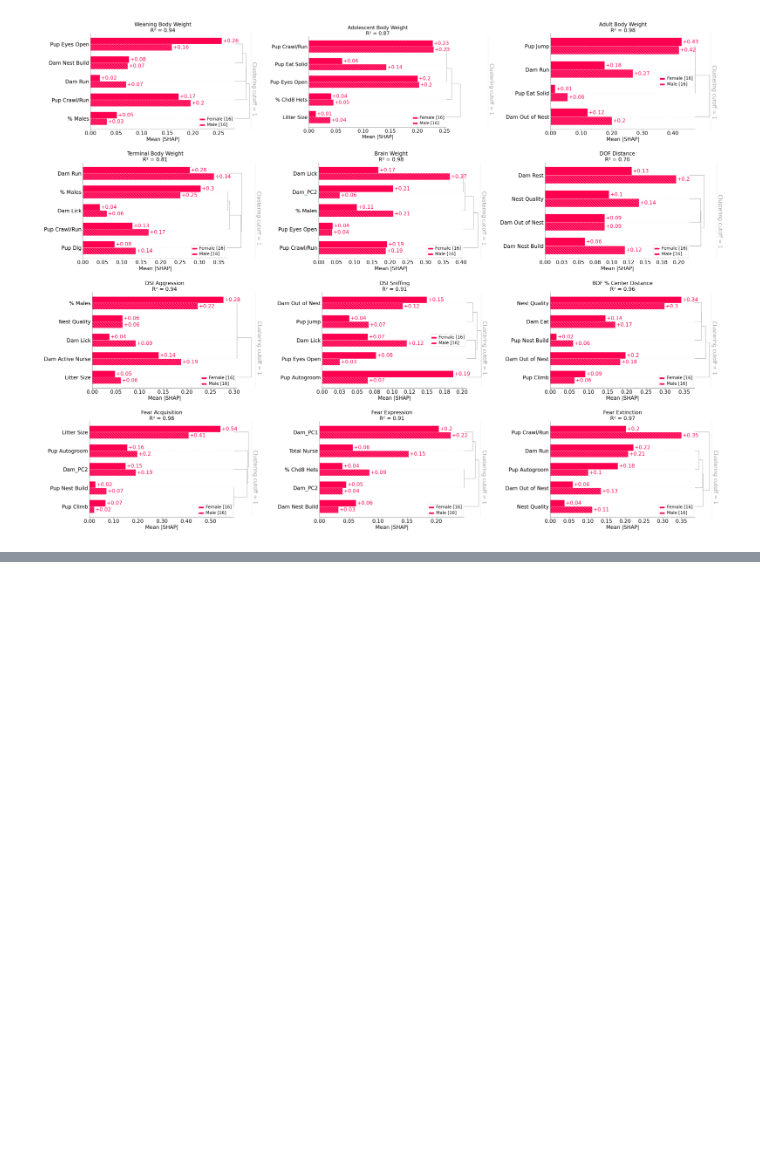
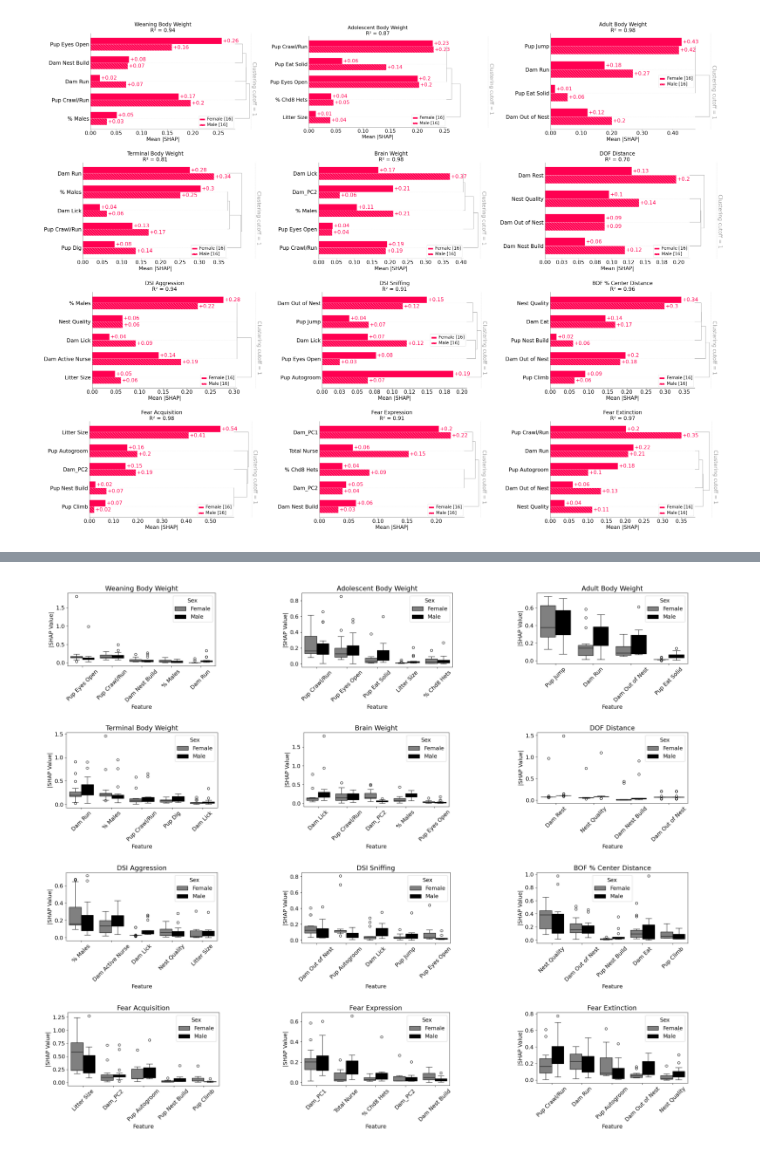
Before and after one commit to adidust4/Offspring-genetic-diversity-Chd8-haploinsufficiency, a Jupyter notebook: data_visualization.ipynb, the cells around one changed output, grey strips where cells are left out. Cells and saved outputs as stored; diff of their text form; code cells hidden in the pictures; blank space fills up the shorter version.

```diff
--- a/data_visualization.ipynb
+++ b/data_visualization.ipynb
@@ -225,0 +317,29 @@ plt.show()
+# %%
+################## COMBINE PLOTS ##################
+fig, axes = plt.subplots(4, 3, figsize=(16, 12))
+images = [['Weaning Body Weight', 'Adolescent Body Weight',
+           'Adult Body Weight'], ['Terminal Body Weight', 'Brain Weight',
+                                 'DOF Distance'], ['DSI Aggression', 'DSI Sniffing',
+                                                    'BOF % Center Distance'], ['Fear Acquisition', 'Fear Expression',
+                                                                                'Fear Extinction']]
+
+# Loop over the rows and columns to display images
+for row in [0, 1, 2, 3]:
+
+    for column in [0, 1, 2]:
+        ax = axes[row, column]
+        ax.axis('off')
+        image_name = images[row][column]
+        img = mpimg.imread(f'Images/boxplot_{image_name}.png')
+        ax.imshow(img)
+
+# Adjust layout to make room for the figure title
+plt.tight_layout()
+# Save the figure with higher resolution
+plt.savefig('Images/boxplot_shap.png', dpi=300, bbox_inches='tight')
+plt.rc('font', size=14)
+
+# Display the plot
+plt.show()
+# %% [output]
+[figure, added]
```
Also changed, not shown: parts of 5 cells of this notebook.
